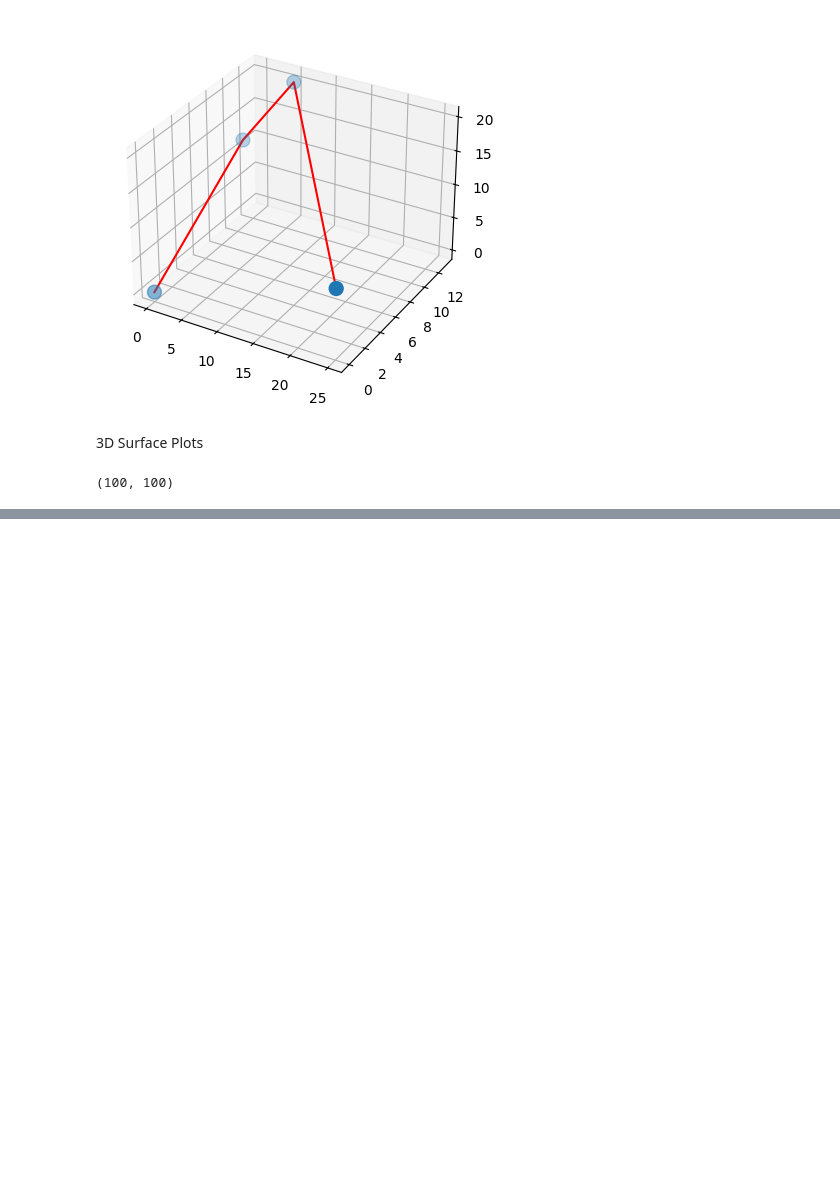
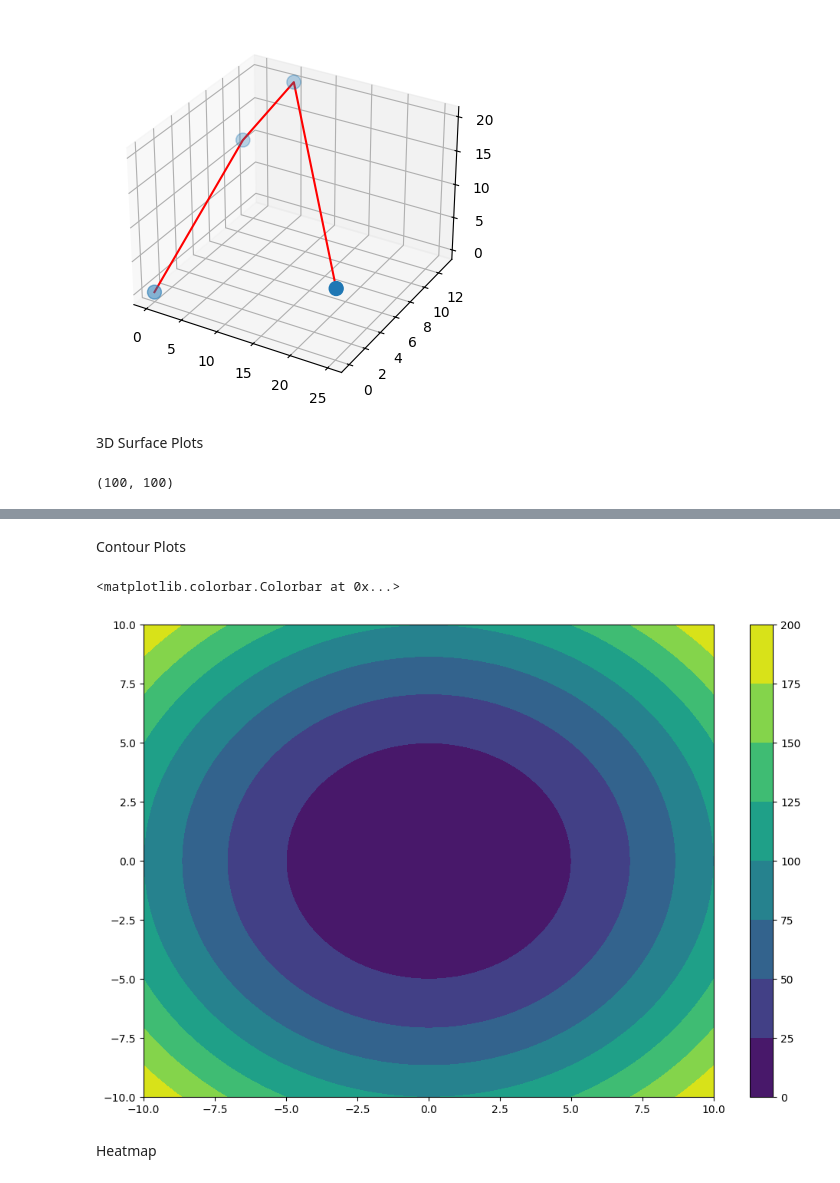
Before and after one commit to rahulkumar80026/Machine-Learning-Basic-to-Advanced, a Jupyter notebook: DataVisulization/2nd.ipynb, the cells around one changed output, grey strips where cells are left out. Cells and saved outputs as stored; diff of their text form; code cells hidden in the pictures; blank space fills up the shorter version.

```diff
--- a/DataVisulization/2nd.ipynb
+++ b/DataVisulization/2nd.ipynb
@@ -253,0 +268,15 @@ plt.show()
+# %% [markdown]
+Contour Plots
+# %%
+# Contour Plots
+z = xx**2 + yy**2
+fig = plt.figure(figsize=(12, 8))  # <-- Correct way
+ax = fig.add_subplot()
+contour = ax.contourf(xx, yy, z, cmap='viridis')
+
+fig.colorbar(contour)
+# %% [output]
+<matplotlib.colorbar.Colorbar at 0x...>
+[figure, added]
+# %% [markdown]
+Heatmap
```
Also changed, not shown: parts of 13 cells of this notebook, 1 other file.
